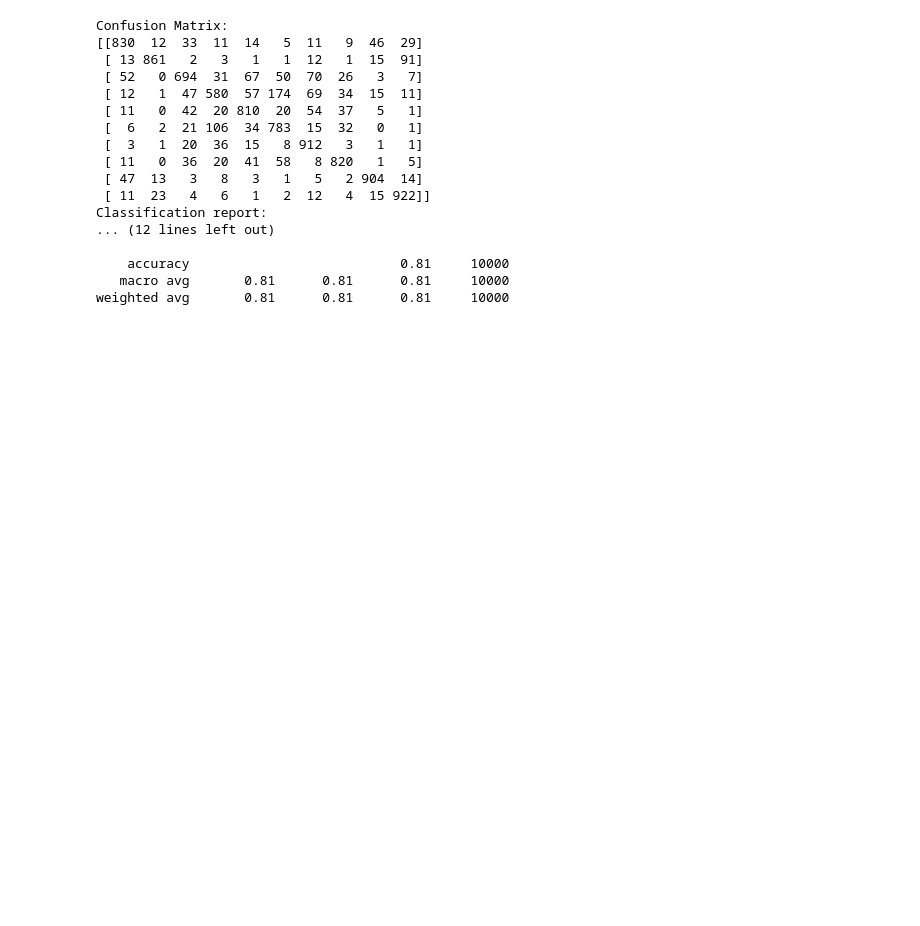
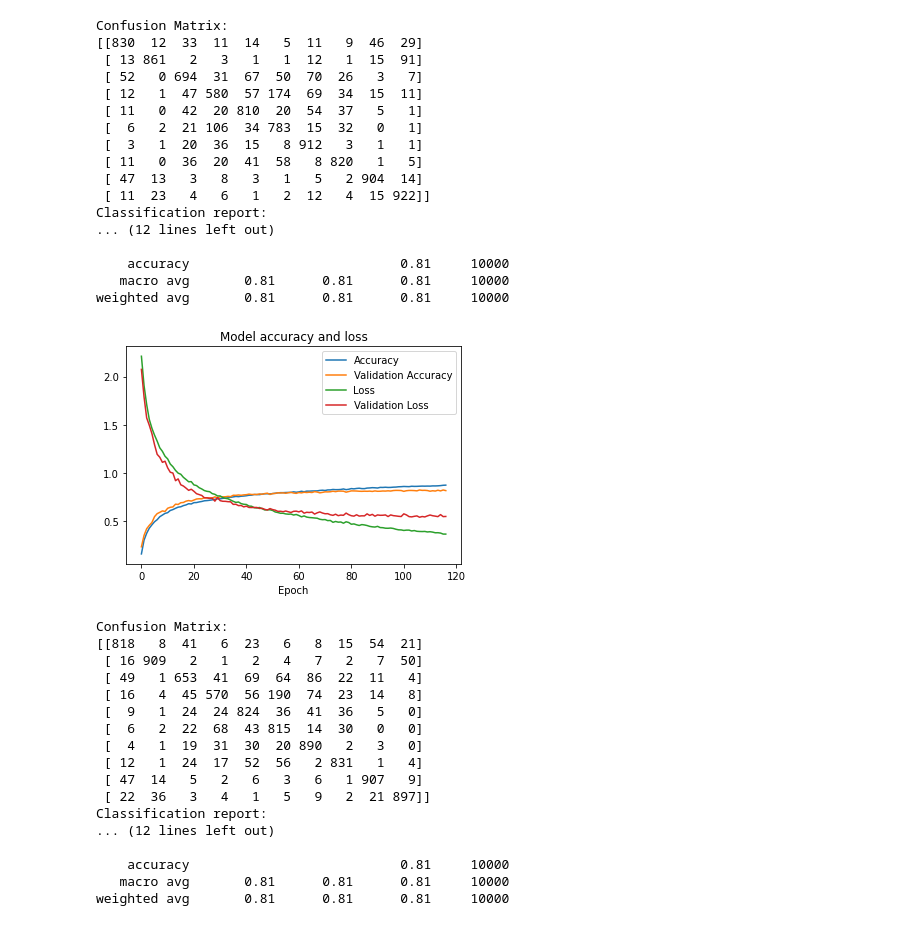
Before and after one commit to emali1/Mastering-Keras, a Jupyter notebook: Module 4.2_ Residual Blocks.ipynb, the cells around one changed output. Drawn from its saved outputs; the diff is of its cells as text; code cells hidden in the pictures; blank space fills up the shorter version.

```diff
--- a/Module 4.2_ Residual Blocks.ipynb
+++ b/Module 4.2_ Residual Blocks.ipynb
@@ -322,18 +356,19 @@ def convset_residual_block (layer_in,filters,n,strides):
     batch = BatchNormalization()(conv)
     act = Activation("relu")(batch)
     # Define skip connection (& update prev_layer)
-    prev_layer = Add()([prev_layer, conv])
+    prev_layer = Add()([prev_layer, act])
 
   return prev_layer
 
-def residual_with_inception (layer_in,strides,n):
+def residual_with_inception (layer_in,strides,n,f1, f3_in, f3_out, f5_in, f5_out, mp_out):
   # combine inception model with residual
   def getInception(layer):
-    return inception_module(layer,64, 64, 128, 16, 32, 32)
+    return inception_module(layer,f1, f3_in, f3_out, f5_in, f5_out, mp_out)
 
-  prev_layer = Conv2D(64,strides,padding='same')(layer_in)
+  # prev_layer = Conv2D(64,strides,padding='same')(layer_in)
+  prev_layer = layer_in
 
-  skip_layer_dim = 64+128+32+32
+  skip_layer_dim = f1+f3_out+f5_out+mp_out
 
   for f in range(1, n):
     conv = getInception(prev_layer)
@@ -347,7 +382,9 @@ def getModel():
   inputs = Input(shape=(32, 32, 3),name="Input")
   # Define first *set* of convolution layers
   # conv_set1 = convset_residual_block(inputs,[32,32,32],1,3)
-  conv_set1 = residual_with_inception(inputs,3,3)
+  conv_set1 = residual_with_inception(inputs,3,3,64, 64, 128, 16, 32, 32)
+  # conv_set2 = residual_with_inception(conv_set1,5,3,64, 64, 128, 16, 32, 32)
+  # conv_set3 = residual_with_inception(conv_set2,7,3,64, 64, 128, 16, 32, 32)
   # Define second *set* of convolution layers
   # conv_set2 = convset_residual_block(conv_set1,[64,64,64],1,5)
   pool1 = MaxPooling2D((2, 2))(conv_set1)
@@ -393,7 +428,7 @@ history = model.fit(train_images,
                     epochs=300,
                     shuffle=True,
                     callbacks=[earlyStopping],
-                    batch_size = 512,
+                    batch_size = 500,
                     validation_split=.2)
 # %% [output]
 Epoch 1/300
@@ -551,3 +587,26 @@ Classification report:
     accuracy                           0.81     10000
    macro avg       0.81      0.81      0.81     10000
 weighted avg       0.81      0.81      0.81     10000
+# %%
+# combine inception module into residual structure, two modules, no repeat,
+plot_training_history(history)
+test_model(model,test_images,test_labels)
+# %% [output]
+[figure, added]
+Confusion Matrix:
+[[818   8  41   6  23   6   8  15  54  21]
+ [ 16 909   2   1   2   4   7   2   7  50]
+ [ 49   1 653  41  69  64  86  22  11   4]
+ [ 16   4  45 570  56 190  74  23  14   8]
+ [  9   1  24  24 824  36  41  36   5   0]
+ [  6   2  22  68  43 815  14  30   0   0]
+ [  4   1  19  31  30  20 890   2   3   0]
+ [ 12   1  24  17  52  56   2 831   1   4]
+ [ 47  14   5   2   6   3   6   1 907   9]
+ [ 22  36   3   4   1   5   9   2  21 897]]
+Classification report:
+... (12 lines left out)
+
+    accuracy                           0.81     10000
+   macro avg       0.81      0.81      0.81     10000
+weighted avg       0.81      0.81      0.81     10000
```
Also changed, not shown: parts of 6 cells of this notebook.
